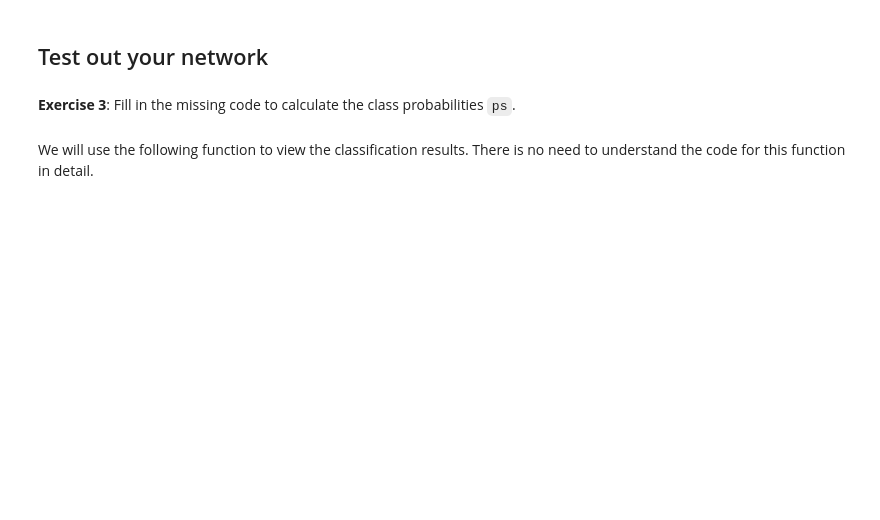
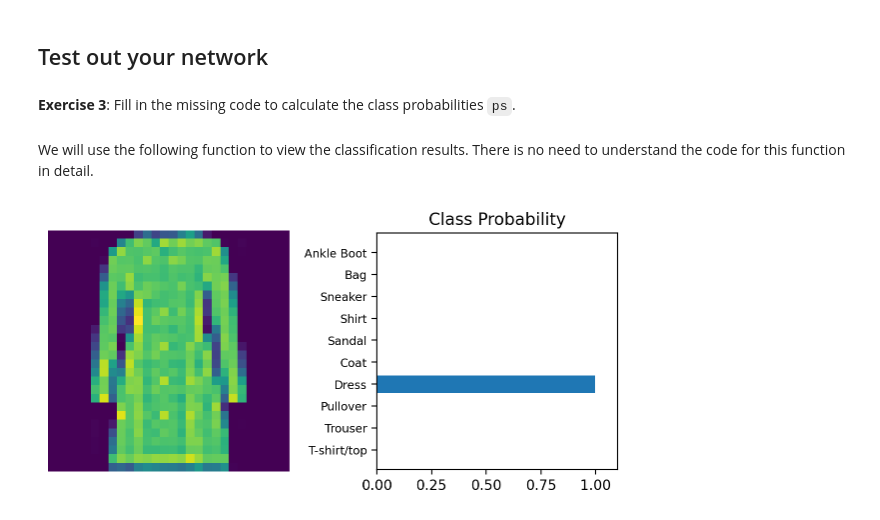
Before and after one commit to youkixxy/DECISION-894_Transforming-Tech-Analytics, a Jupyter notebook: Assignments/MBA_Assignment_1_Fashion_MNIST_(Exercises) _Submitted.ipynb, the cells around one changed output. Drawn from its saved outputs; the diff is of its cells as text; code cells hidden in the pictures; blank space fills up the shorter version.

```diff
--- a/Assignments/MBA_Assignment_1_Fashion_MNIST_(Exercises) _Submitted.ipynb
+++ b/Assignments/MBA_Assignment_1_Fashion_MNIST_(Exercises) _Submitted.ipynb
@@ -74,3 +72,16 @@ tensor([7, 3, 9, 1, 1, 1, 9, 7, 4, 7, 2, 9, 9, 4, 3, 7, 8, 6, 7, 0, 3, 5, 4, 9,
+# %%
+# TODO: Define your network architecture here
+from torch import nn
+# Build a feed-forward network
+model = nn.Sequential(
+    nn.Linear(784, 256),
+    nn.ReLU(),
+    nn.Linear(256, 128),
+    nn.ReLU(),
+    nn.Linear(128, 64),
+    nn.ReLU(),
+    nn.Linear(64, 10),
+    nn.LogSoftmax(dim=1))
 # %% [markdown]
 ## Train the network
 
@@ -155,21 +230,23 @@ def view_classify(img, ps, version="MNIST"):
 # %%
 %matplotlib inline
 %config InlineBackend.figure_format = 'retina'
 
 # Test out your network!
 
 dataiter = iter(testloader)
 images, labels = next(dataiter)
 img = images[0]
 # Convert 2D image to 1D vector
 img = img.resize_(1, 784)
 
 # Calculate the ouput (softmax) for img
 with torch.no_grad():
     logps = model(img)
 
 # TODO: Calculate the class probabilities for img
-ps =
+ps = torch.exp(logps)
 
 # Plot the image and probabilities
 view_classify(img.resize_(1, 28, 28), ps, version='Fashion')
+# %% [output]
+[figure, added]
```
Also changed, not shown: parts of 11 cells of this notebook.
